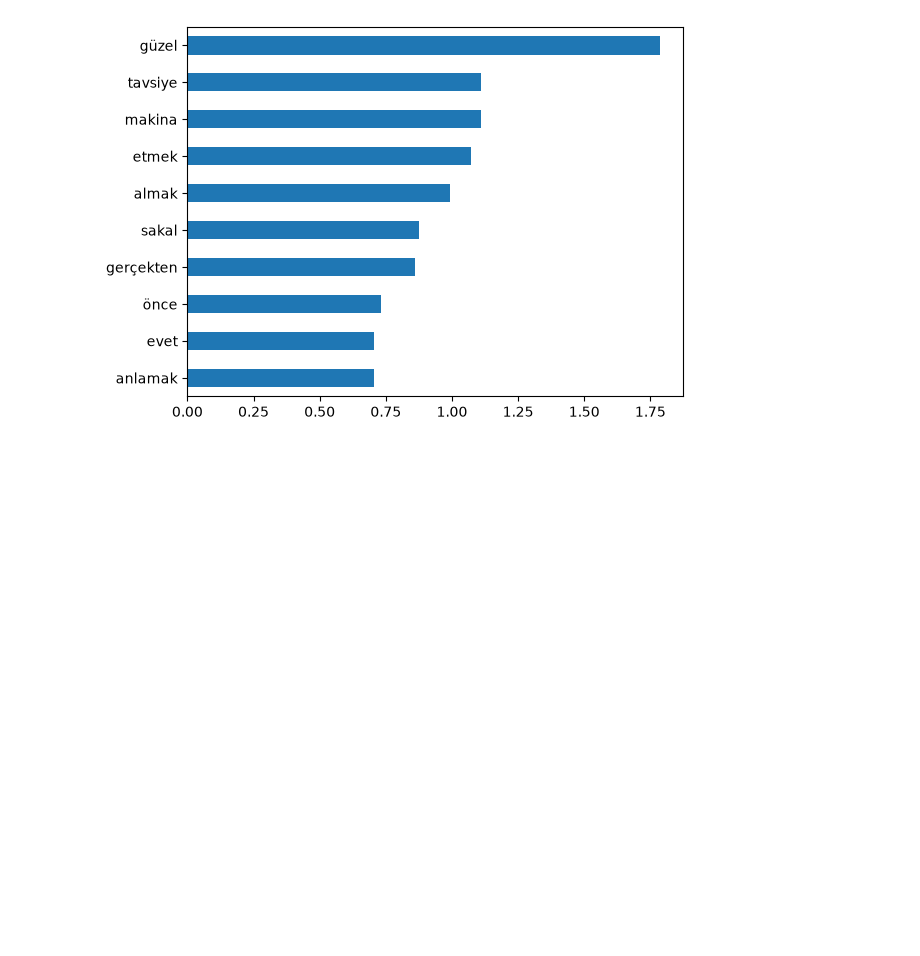
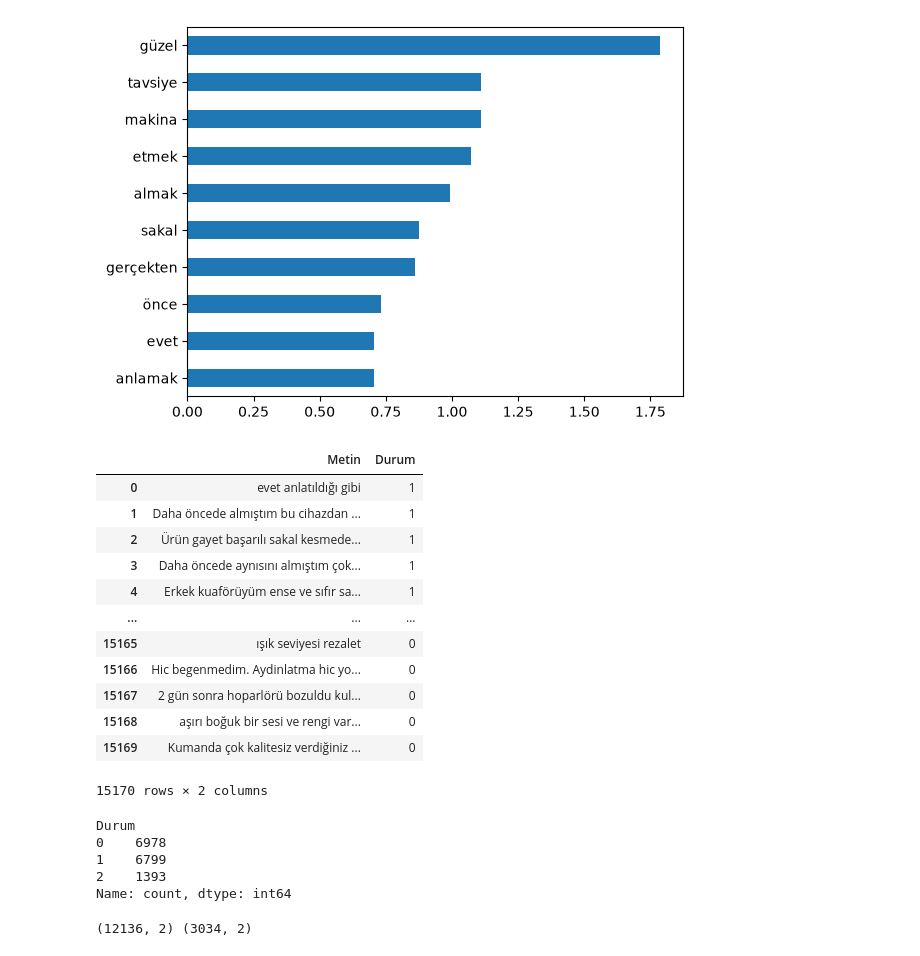
Before and after one commit to kadirbarantan/turkish-nlp-journey, a Jupyter notebook: notebooks/zembere_onisleme.ipynb, the cells around one changed output. Cells and saved outputs as stored; diff of their text form; code cells hidden in the pictures; blank space fills up the shorter version.

Commit message:
Gün 8: VADER Türkçe denemesi, train/test ayrımı

```diff
--- a/notebooks/zembere_onisleme.ipynb
+++ b/notebooks/zembere_onisleme.ipynb
@@ -183,0 +187,17 @@ term_ref_tfidf.plot(kind='barh')
+# %%
+df=pd.read_csv("../data/e-ticaret_urun_yorumlari.csv", sep=",",on_bad_lines="skip")
+df
+# %% [output]
+|  | Metin | Durum |
+| 0 | evet anlatıldığı gibi | 1 |
+| 1 | Daha öncede almıştım bu cihazdan ... | 1 |
+| 2 | Ürün gayet başarılı sakal kesmede... | 1 |
+| 3 | Daha öncede aynısını almıştım çok... | 1 |
+| 4 | Erkek kuaförüyüm ense ve sıfır sa... | 1 |
+| ... | ... | ... |
+| 15165 | ışık seviyesi rezalet | 0 |
+| 15166 | Hic begenmedim. Aydinlatma hic yo... | 0 |
+| 15167 | 2 gün sonra hoparlörü bozuldu kul... | 0 |
+| 15168 | aşırı boğuk bir sesi ve rengi var... | 0 |
+| 15169 | Kumanda çok kalitesiz verdiğiniz ... | 0 |
+15170 rows × 2 columns
@@ -183,0 +206,8 @@ term_ref_tfidf.plot(kind='barh')
+# %%
+print(df.Durum.value_counts())
+# %% [output]
+Durum
+0    6978
+1    6799
+2    1393
+Name: count, dtype: int64
@@ -183,0 +216,4 @@ term_ref_tfidf.plot(kind='barh')
+# %%
+print(train.shape,test.shape)
+# %% [output]
+(12136, 2) (3034, 2)
```
Also changed, not shown: parts of 4 cells of this notebook, 2 other files.
